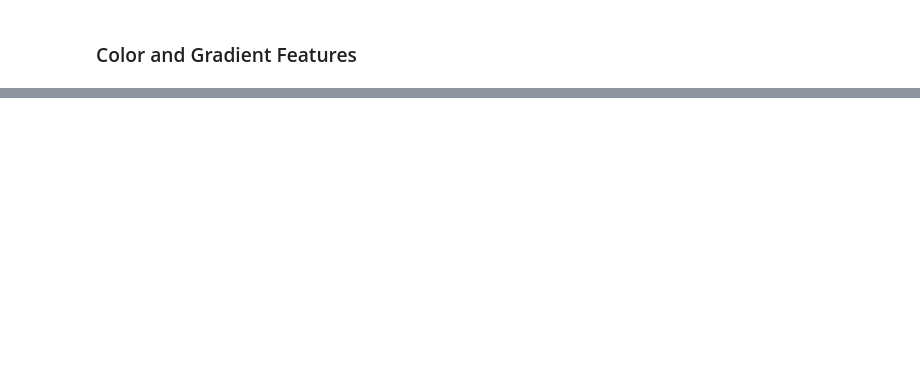
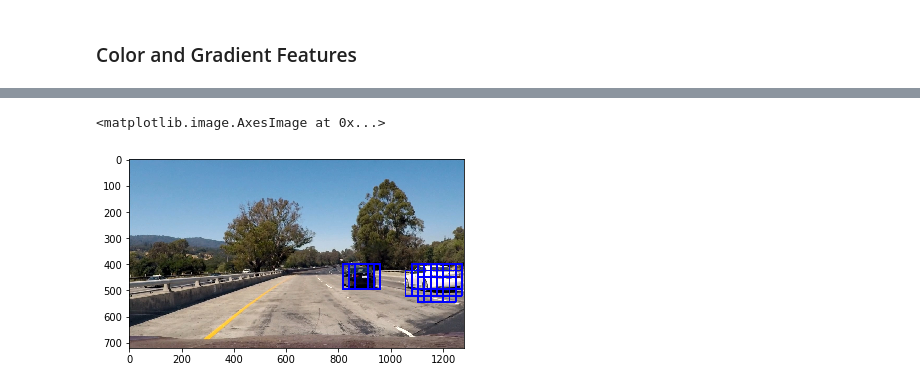
Before and after one commit to asun729/VehicleDetectionAndTracking, a Jupyter notebook: Vehicle_Detection.ipynb, the cells around one changed output, grey strips where cells are left out. Cells and saved outputs as stored; diff of their text form; code cells hidden in the pictures; blank space fills up the shorter version.

```diff
--- a/Vehicle_Detection.ipynb
+++ b/Vehicle_Detection.ipynb
@@ -278,0 +411,21 @@ def draw_boxes(img, bboxes, color=(0, 0, 255), thick=6):
+# %%
+test_images = glob.glob('./test_images/*.jpg')
+image = mpimg.imread(test_images[0])
+draw_image = np.copy(image)
+plt.imshow(draw_image)
+image = image.astype(np.float32)/255
+y_start_stop = [400, 680] # Min and max in y to search in slide_window()
+
+windows = slide_window(image, x_start_stop=[None, None], y_start_stop=y_start_stop,
+                    xy_window=(96, 96), xy_overlap=(0.75, 0.75))
+
+
+hot_windows = search_windows(image, windows, svc, X_scaler, cspace=colorspace, spatial_size=(spatial, spatial),
+                        hist_bins=histbin, hist_range=hist_range,orient=orient,
+                        pix_per_cell=pix_per_cell, cell_per_block=cell_per_block,
+                        hog_channel=0)
+window_img = draw_boxes(draw_image,hot_windows, color=(0, 0, 255), thick=6)
+plt.imshow(window_img)
+# %% [output]
+<matplotlib.image.AxesImage at 0x...>
+[figure, added]
```
Also changed, not shown: parts of 14 cells of this notebook, 1 other file.
